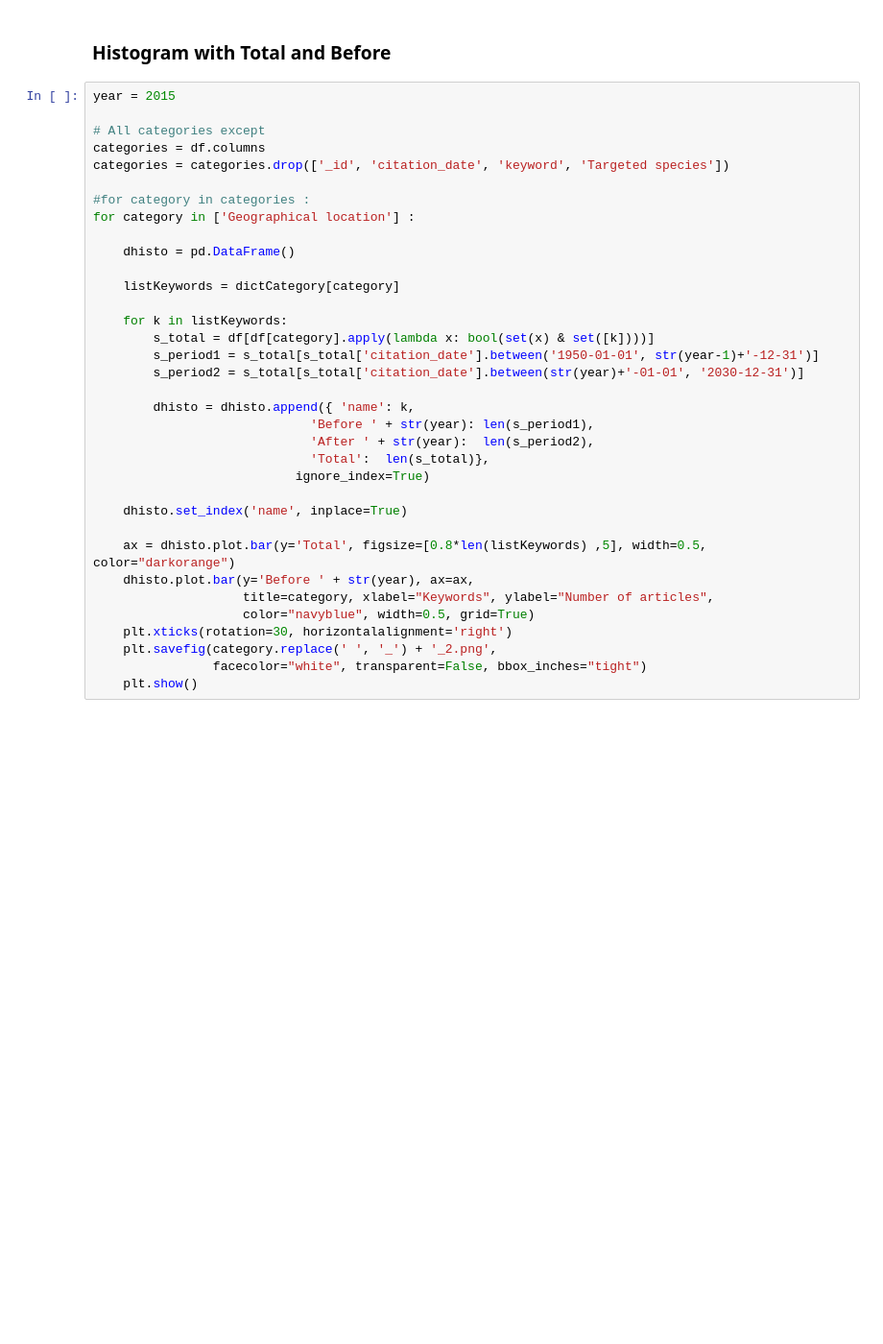
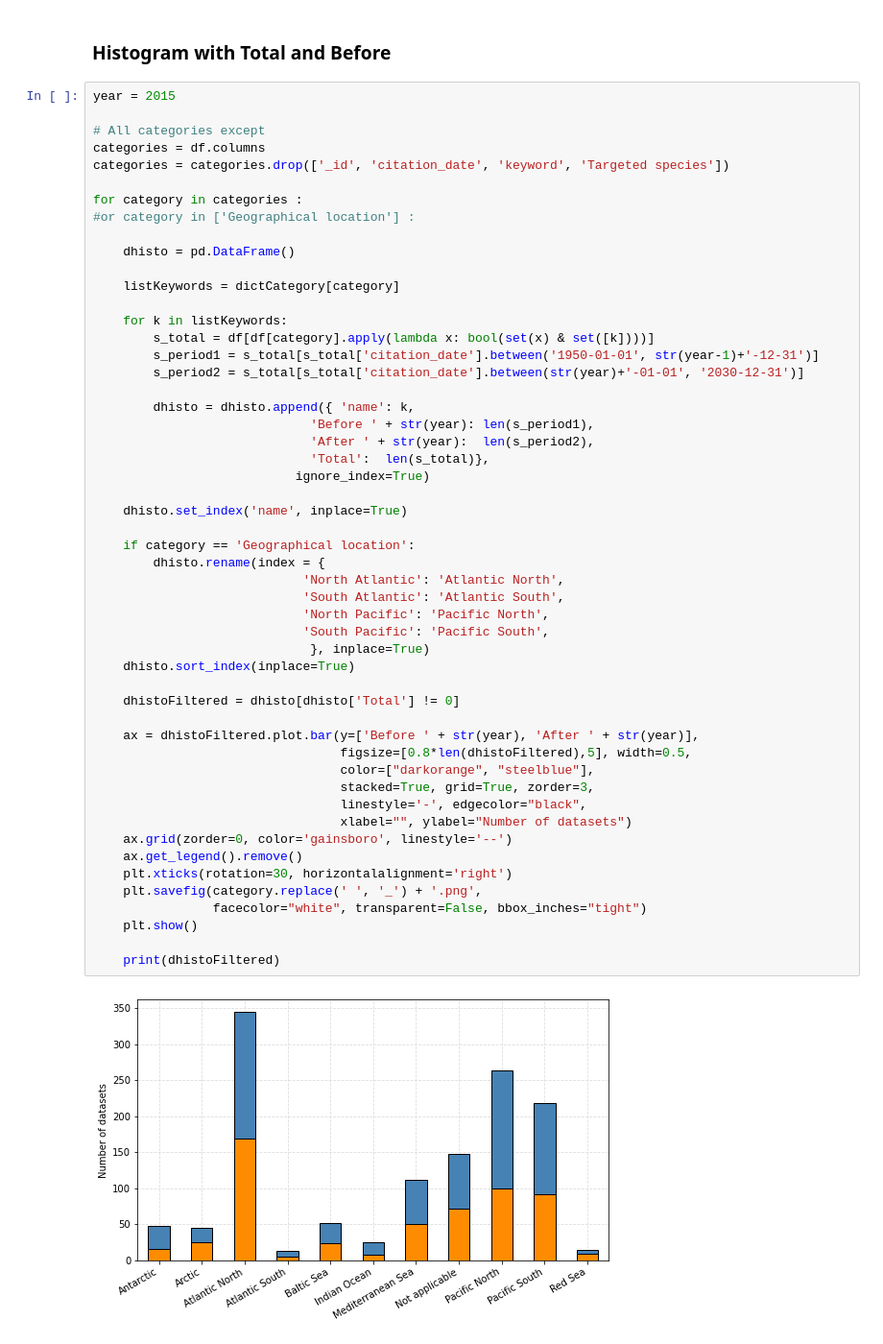
Before and after one commit to PBrockmann/PANGAEA_Scraping, a Jupyter notebook: PANGAEA_OAICC_histo_01.ipynb, the cells around one changed output. Shown: that part at 96% size. Saved outputs shown, nothing was run; the diff lists cells and outputs as text; blank space fills up the shorter version.

```diff
--- a/PANGAEA_OAICC_histo_01.ipynb
+++ b/PANGAEA_OAICC_histo_01.ipynb
@@ -391,36 +395,54 @@ for category in ['Geographical location'] :
 # %%
 year = 2015
 
 # All categories except
 categories = df.columns
 categories = categories.drop(['_id', 'citation_date', 'keyword', 'Targeted species'])
 
-#for category in categories :
-for category in ['Geographical location'] :
+for category in categories :
+#or category in ['Geographical location'] :
 
     dhisto = pd.DataFrame()
 
     listKeywords = dictCategory[category]
 
     for k in listKeywords:
         s_total = df[df[category].apply(lambda x: bool(set(x) & set([k])))]
         s_period1 = s_total[s_total['citation_date'].between('1950-01-01', str(year-1)+'-12-31')]
         s_period2 = s_total[s_total['citation_date'].between(str(year)+'-01-01', '2030-12-31')]
 
         dhisto = dhisto.append({ 'name': k,
                              'Before ' + str(year): len(s_period1),
                              'After ' + str(year):  len(s_period2),
                              'Total':  len(s_total)},
                            ignore_index=True)
 
     dhisto.set_index('name', inplace=True)
 
-    ax = dhisto.plot.bar(y='Total', figsize=[0.8*len(listKeywords) ,5], width=0.5, color="darkorange")
-    dhisto.plot.bar(y='Before ' + str(year), ax=ax,
-                    title=category, xlabel="Keywords", ylabel="Number of articles",
-                    color="navyblue", width=0.5, grid=True)
+    if category == 'Geographical location':
+        dhisto.rename(index = {
+                            'North Atlantic': 'Atlantic North',
+                            'South Atlantic': 'Atlantic South',
+                            'North Pacific': 'Pacific North',
+                            'South Pacific': 'Pacific South',
+                             }, inplace=True)
+    dhisto.sort_index(inplace=True)
+
+    dhistoFiltered = dhisto[dhisto['Total'] != 0]
+
+    ax = dhistoFiltered.plot.bar(y=['Before ' + str(year), 'After ' + str(year)],
+                                 figsize=[0.8*len(dhistoFiltered),5], width=0.5,
+                                 color=["darkorange", "steelblue"],
+                                 stacked=True, grid=True, zorder=3,
+                                 linestyle='-', edgecolor="black",
+                                 xlabel="", ylabel="Number of datasets")
+    ax.grid(zorder=0, color='gainsboro', linestyle='--')
+    ax.get_legend().remove()
     plt.xticks(rotation=30, horizontalalignment='right')
-    plt.savefig(category.replace(' ', '_') + '_2.png',
+    plt.savefig(category.replace(' ', '_') + '.png',
                 facecolor="white", transparent=False, bbox_inches="tight")
     plt.show()
+
+    print(dhistoFiltered)
 # %% [output]
+[figure, added]
```
Also changed, not shown: parts of 13 cells of this notebook, 2 other files.
